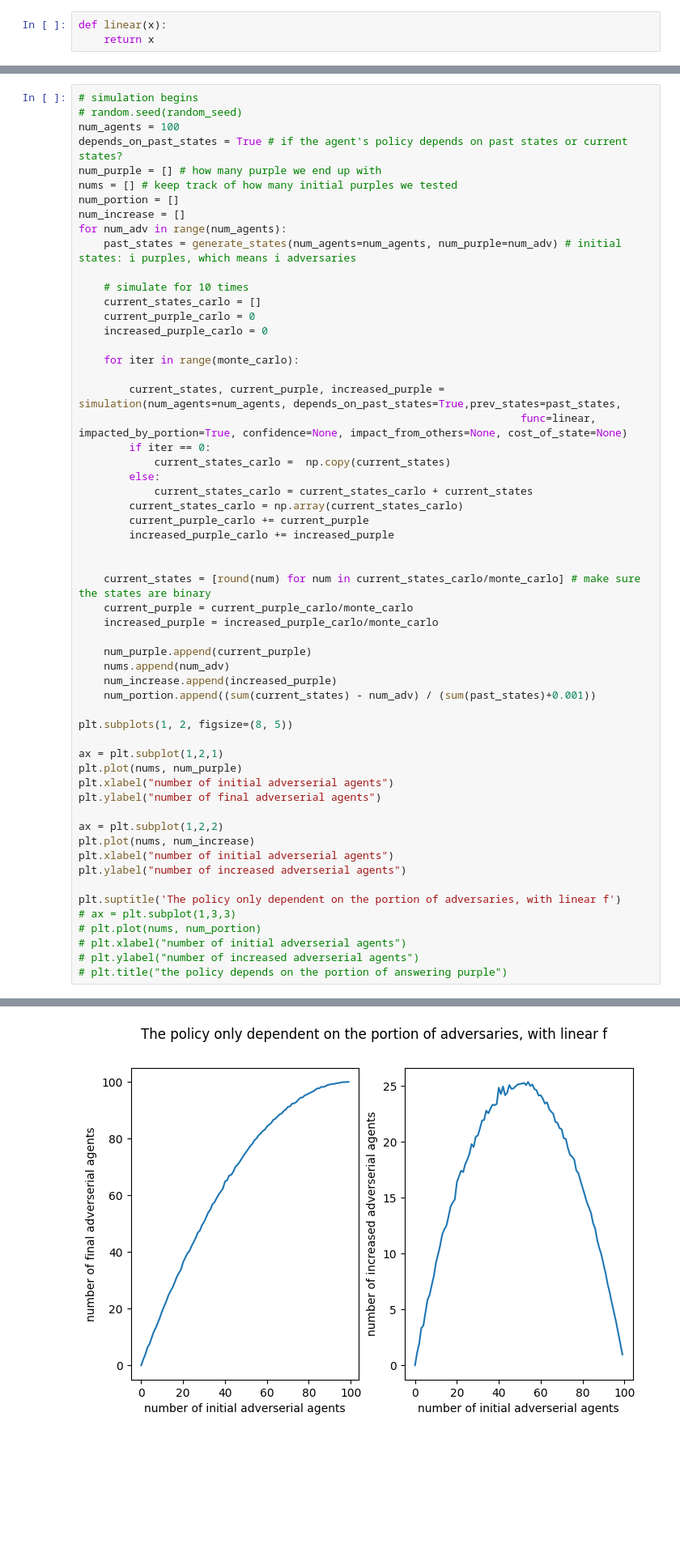
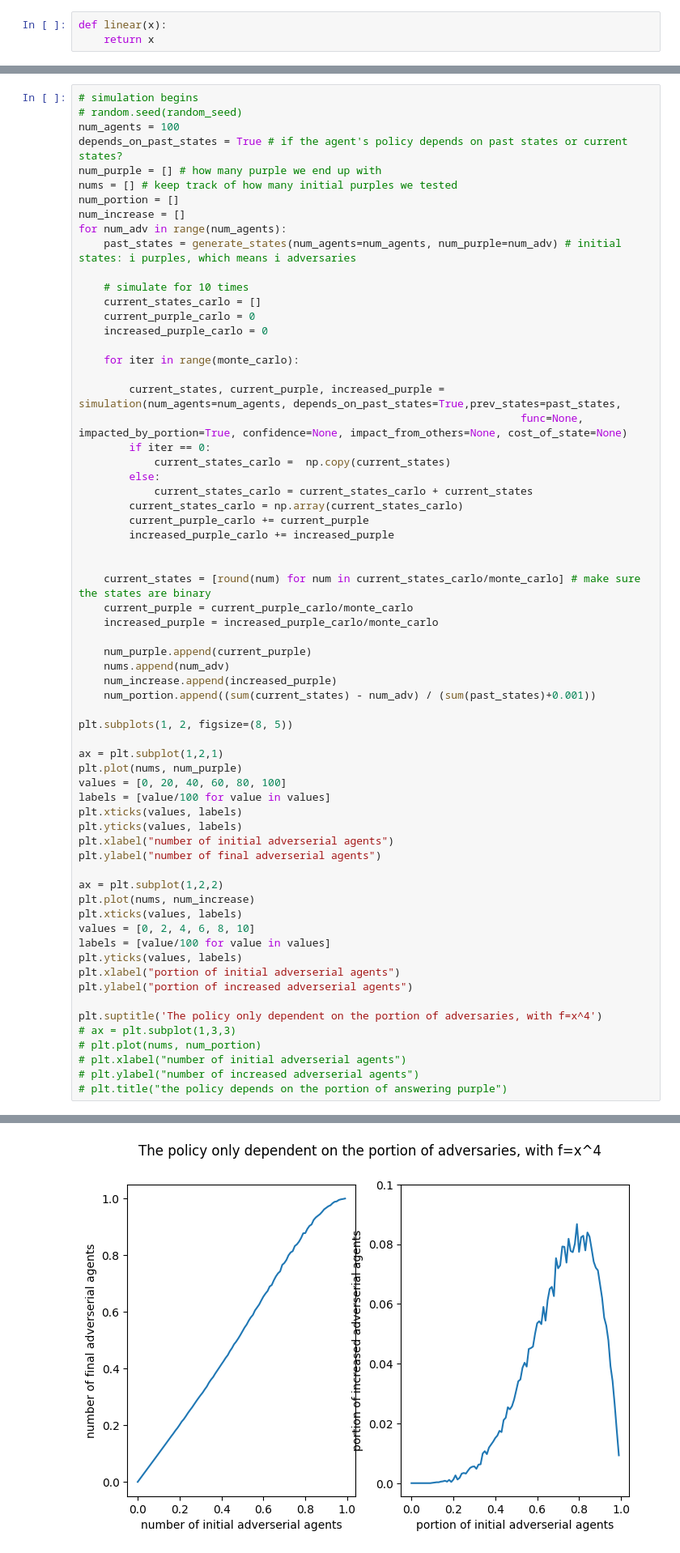
Before and after one commit to zhiting622/multiagent-simulation, a Jupyter notebook: simulation.ipynb, the cells around one changed output, grey strips where cells are left out. Shown at 81% size. Cells and saved outputs as stored; diff of their text form; blank space fills up the shorter version.

```diff
--- a/simulation.ipynb
+++ b/simulation.ipynb
@@ -112,7 +180,7 @@ for num_adv in range(num_agents):
     for iter in range(monte_carlo):
 
         current_states, current_purple, increased_purple = simulation(num_agents=num_agents, depends_on_past_states=True,prev_states=past_states,
-                                                                      func=linear, impacted_by_portion=True, confidence=None, impact_from_others=None, cost_of_state=None)
+                                                                      func=None, impacted_by_portion=True, confidence=None, impact_from_others=None, cost_of_state=None)
         if iter == 0:
             current_states_carlo =  np.copy(current_states)
         else:
@@ -135,15 +203,23 @@ plt.subplots(1, 2, figsize=(8, 5))
 
 ax = plt.subplot(1,2,1)
 plt.plot(nums, num_purple)
+values = [0, 20, 40, 60, 80, 100]
+labels = [value/100 for value in values]
+plt.xticks(values, labels)
+plt.yticks(values, labels)
 plt.xlabel("number of initial adverserial agents")
 plt.ylabel("number of final adverserial agents")
 
 ax = plt.subplot(1,2,2)
 plt.plot(nums, num_increase)
-plt.xlabel("number of initial adverserial agents")
-plt.ylabel("number of increased adverserial agents")
+plt.xticks(values, labels)
+values = [0, 2, 4, 6, 8, 10]
+labels = [value/100 for value in values]
+plt.yticks(values, labels)
+plt.xlabel("portion of initial adverserial agents")
+plt.ylabel("portion of increased adverserial agents")
 
-plt.suptitle('The policy only dependent on the portion of adversaries, with linear f')
+plt.suptitle('The policy only dependent on the portion of adversaries, with f=x^4')
 # ax = plt.subplot(1,3,3)
 # plt.plot(nums, num_portion)
 # plt.xlabel("number of initial adverserial agents")
@@ -154,4 +230,4 @@ Text(0.5, 0.98, 'The policy only dependent on the portion of adversaries, with l
-[figure, old version]
+[figure, new version]
 # %%
 # simulation begins
 # random.seed(random_seed)
```
Also changed, not shown: parts of 4 cells of this notebook.
